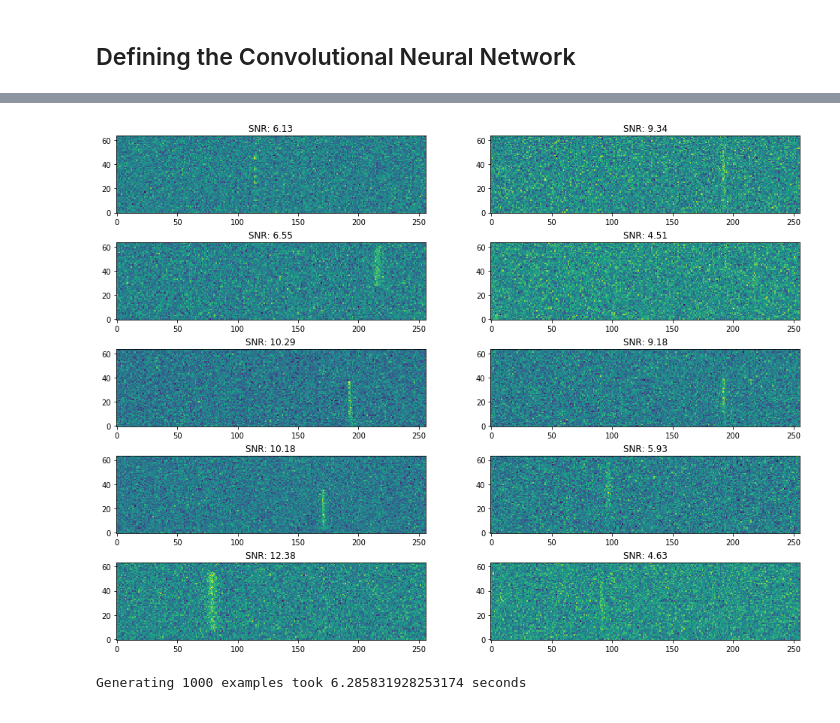
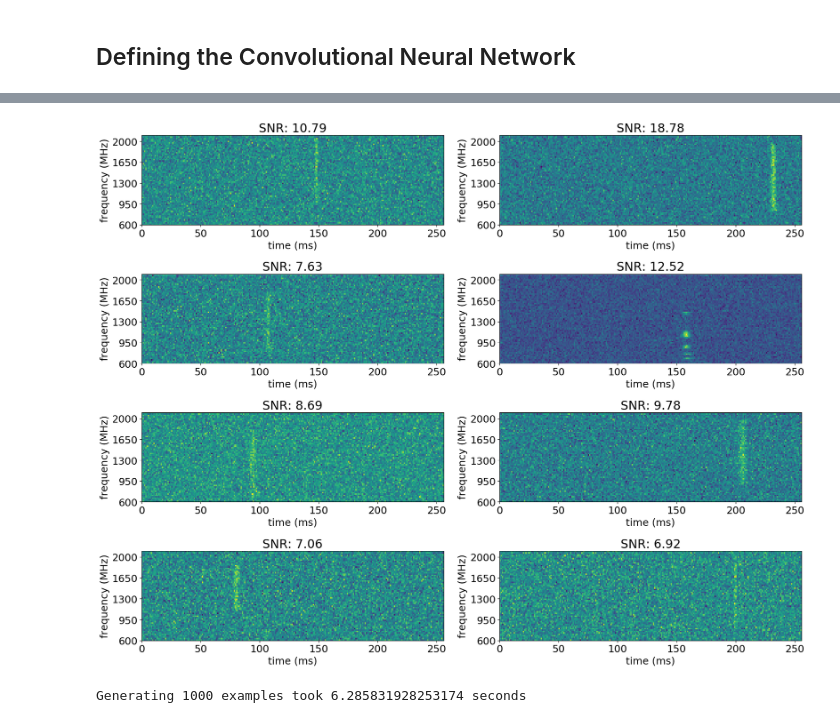
Before and after one commit to DominicL3/hey-aliens, a Jupyter notebook: simulateFRBclassification/FRBs_NN.ipynb, the cells around one changed output, grey strips where cells are left out. Saved outputs shown, nothing was run; the diff lists cells and outputs as text; code cells hidden in the pictures.

```diff
--- a/simulateFRBclassification/FRBs_NN.ipynb
+++ b/simulateFRBclassification/FRBs_NN.ipynb
@@ -45,6 +46,9 @@ Loading BokehJS ...
 # %% [markdown]
 ### Plotting functions
 # %%
+# setting matplotlib default font size
+mpl.rcParams['font.size'] = 18
+
 # setting bokeh colors
 colors = Category10[5]
 colors = {'blue': colors[0], 'orange': colors[1], 'green': colors[2], 'red': colors[3], 'purple': colors[4]}
@@ -465,12 +449,20 @@ _________________________________________________________________
 # %%
-events = [SimulatedFRB() for i in np.arange(10)]
-for event in events:
-    event.simulateFRB(SNRmin = 4)
+np.random.seed(63)
+
+# create simulation objects and simulate an FRB for each of them
+simulated_events = [SimulatedFRB() for i in np.arange(8)]
+for event in simulated_events:
+    event.simulateFRB(SNRmin=6, SNRmax=20)
 # %%
-fig, ax = plt.subplots(nrows=5, ncols=2, figsize=(14, 10))
-for axis, e in zip(ax.flatten(), events):
-    axis.imshow(e.simulatedFRB, origin='lower')
-    axis.set_title(f"SNR: {np.round(e.SNR, 2)}")
-fig.tight_layout()
+# plot the simulated events
+fig_simulated, ax_simulated = plt.subplots(nrows=4, ncols=2, figsize=(18, 14))
+
+for axis, event in zip(ax_simulated.flatten(), simulated_events):
+    axis.imshow(event.simulatedFRB, extent=[0, event.nt, event.frequencies[0], event.frequencies[-1]],
+                origin='lower', aspect='auto')
+    axis.set(title=f"SNR: {np.round(event.SNR, 2)}", xlabel='time (ms)', ylabel='frequency (MHz)')
+    axis.set_yticks(np.arange(event.frequencies[0], event.frequencies[-1], 350))
+
+fig_simulated.tight_layout()
 # %% [output]
-[figure, old version]
+[figure, new version]
```
Also changed, not shown: parts of 7 cells of this notebook, 1 other file.
